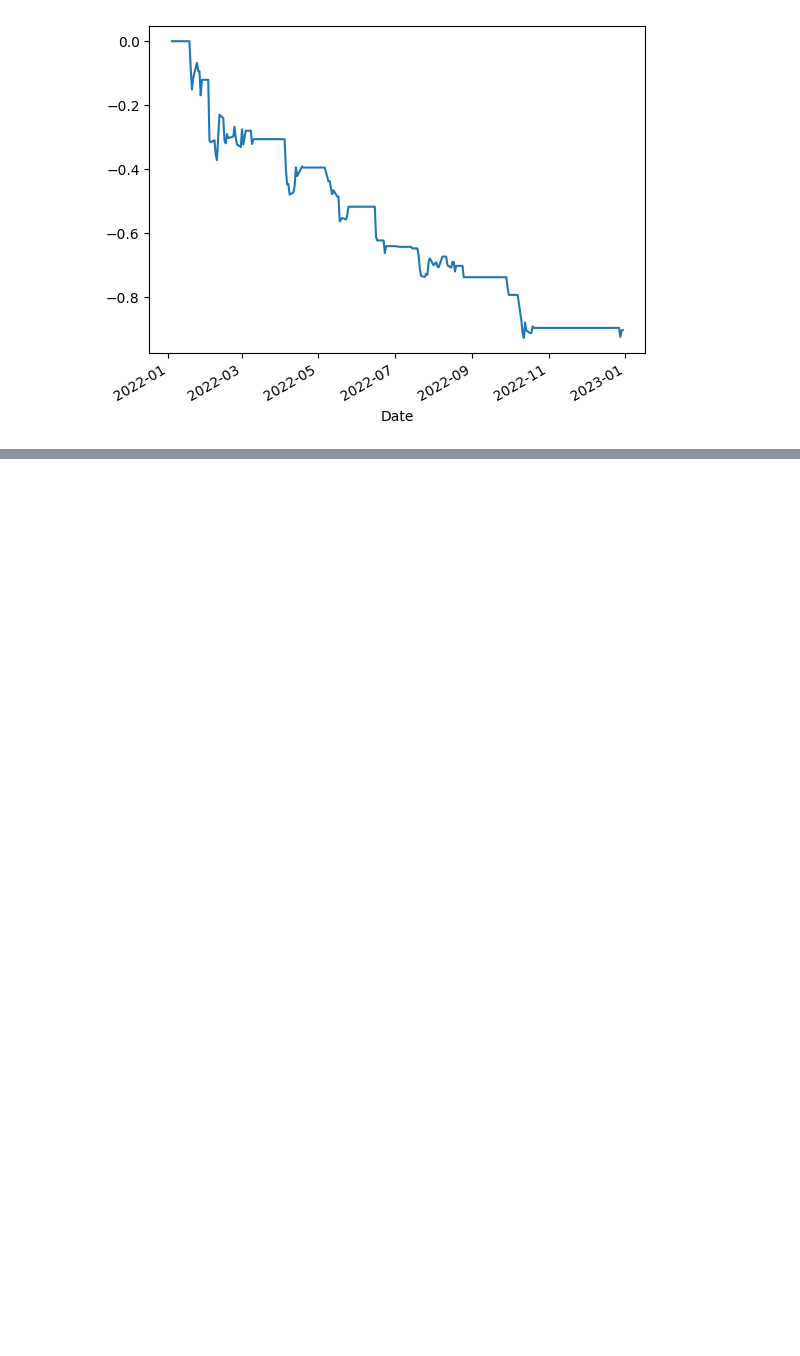
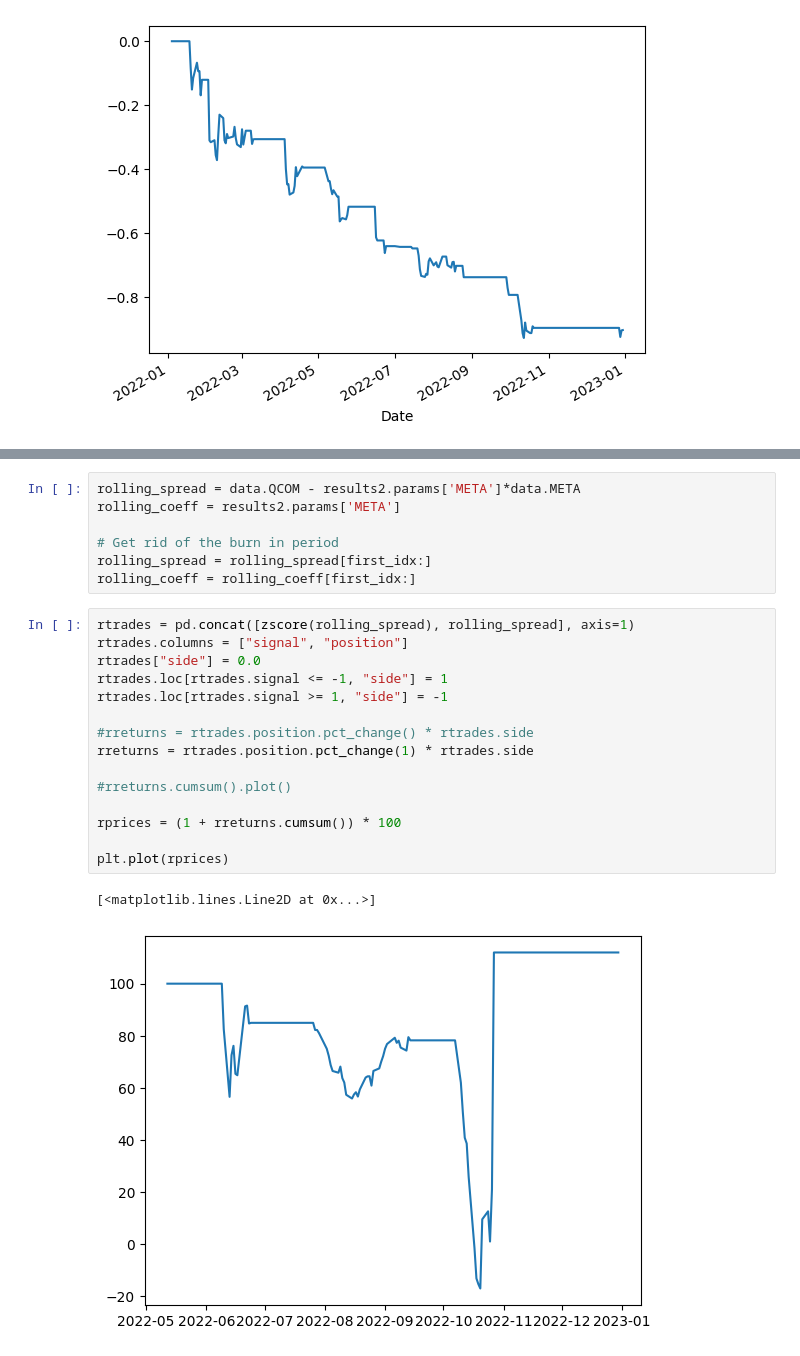
Before and after one commit to at672/CS-Backtesting, a Jupyter notebook: Pairs_Trading.ipynb, the cells around one changed output, grey strips where cells are left out. Drawn from its saved outputs; the diff is of its cells as text; blank space fills up the shorter version.

```diff
--- a/Pairs_Trading.ipynb
+++ b/Pairs_Trading.ipynb
@@ -279,0 +256,25 @@ Notes:
+# %%
+rolling_spread = data.QCOM - results2.params['META']*data.META
+rolling_coeff = results2.params['META']
+
+# Get rid of the burn in period
+rolling_spread = rolling_spread[first_idx:]
+rolling_coeff = rolling_coeff[first_idx:]
+# %%
+rtrades = pd.concat([zscore(rolling_spread), rolling_spread], axis=1)
+rtrades.columns = ["signal", "position"]
+rtrades["side"] = 0.0
+rtrades.loc[rtrades.signal <= -1, "side"] = 1
+rtrades.loc[rtrades.signal >= 1, "side"] = -1
+
+#rreturns = rtrades.position.pct_change() * rtrades.side
+rreturns = rtrades.position.pct_change(1) * rtrades.side
+
+#rreturns.cumsum().plot()
+
+rprices = (1 + rreturns.cumsum()) * 100
+
+plt.plot(rprices)
+# %% [output]
+[<matplotlib.lines.Line2D at 0x...>]
+[figure, added]
```
Also changed, not shown: parts of 17 cells of this notebook.
